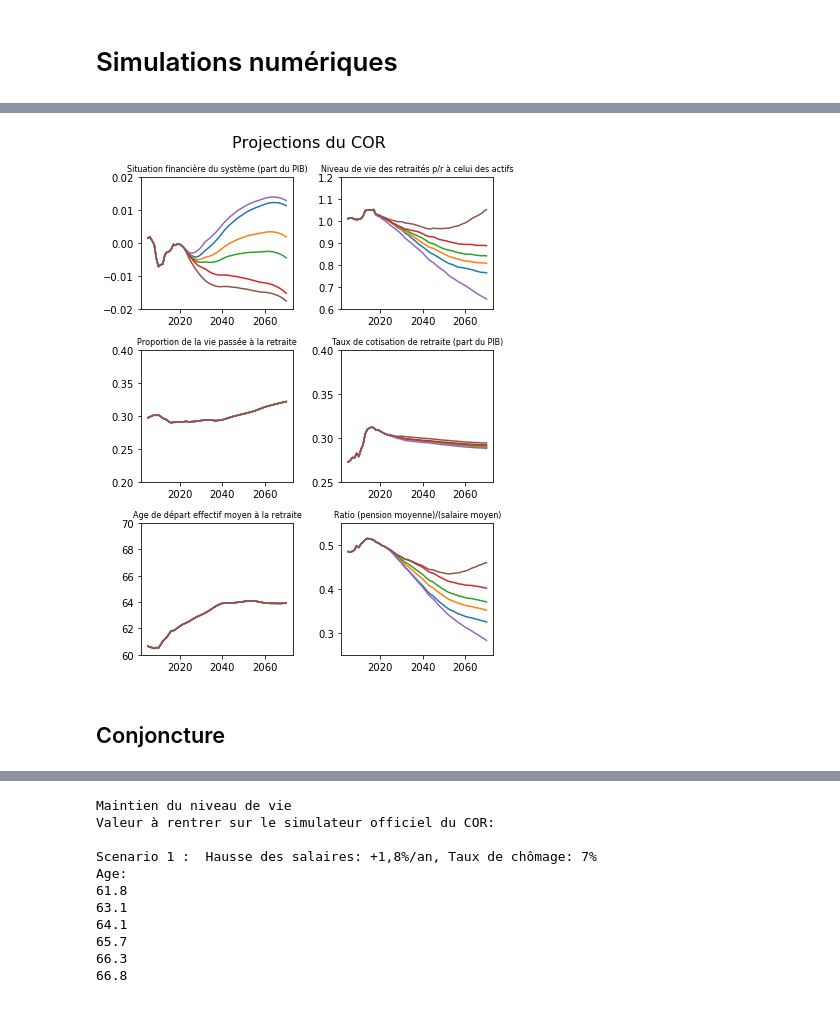
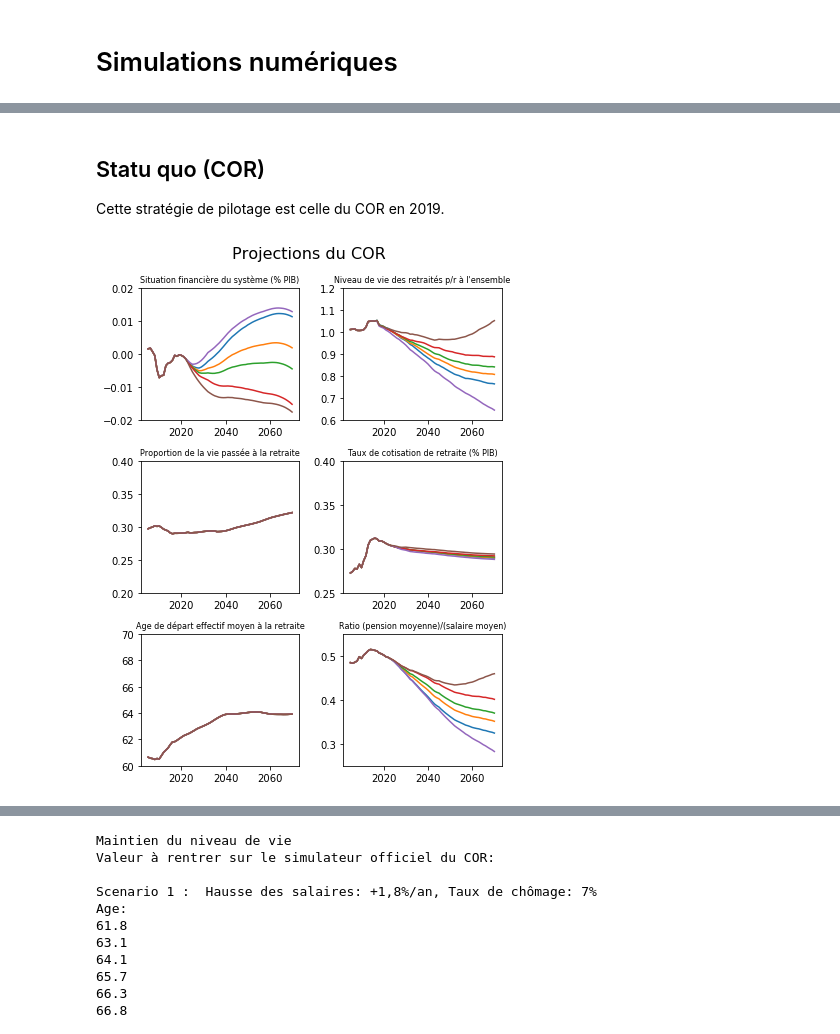
Before and after one commit to brunoscherrer/retraites, a Jupyter notebook: index.ipynb, the cells around one changed output, grey strips where cells are left out. Saved outputs shown, nothing was run; the diff lists cells and outputs as text; code cells hidden in the pictures.

```diff
--- a/index.ipynb
+++ b/index.ipynb
@@ -12,13 +27,15 @@ import pylab as pl
+# %% [markdown]
+## Statu quo (COR)
+
+Cette stratégie de pilotage est celle du COR en 2019.
 # %%
-simulateur = SimulateurRetraites.SimulateurRetraites('retraites/fileProjection.json')
-pl.figure(figsize=(6,8))
-pl.suptitle('Projections du COR',fontsize=16)
+simulateur = SimulateurRetraites('retraites/fileProjection.json')
 
 S,RNV,REV = simulateur.calcule_S_RNV_REV(simulateur.T,simulateur.P,simulateur.A)
 
-analyse = SimulateurAnalyse.SimulateurAnalyse(simulateur, "fig/")
+pl.figure(figsize=(6,8))
+pl.suptitle('Projections du COR',fontsize=16)
+analyse = SimulateurAnalyse(simulateur, "fig/")
 analyse.graphiques(simulateur.T,simulateur.P,simulateur.A, S, RNV,REV)
 # %% [output]
-[figure, old version]
+[figure, new version]
-# %% [markdown]
-## Conjoncture
```
Also changed, not shown: parts of 20 cells of this notebook, 3 other files.
